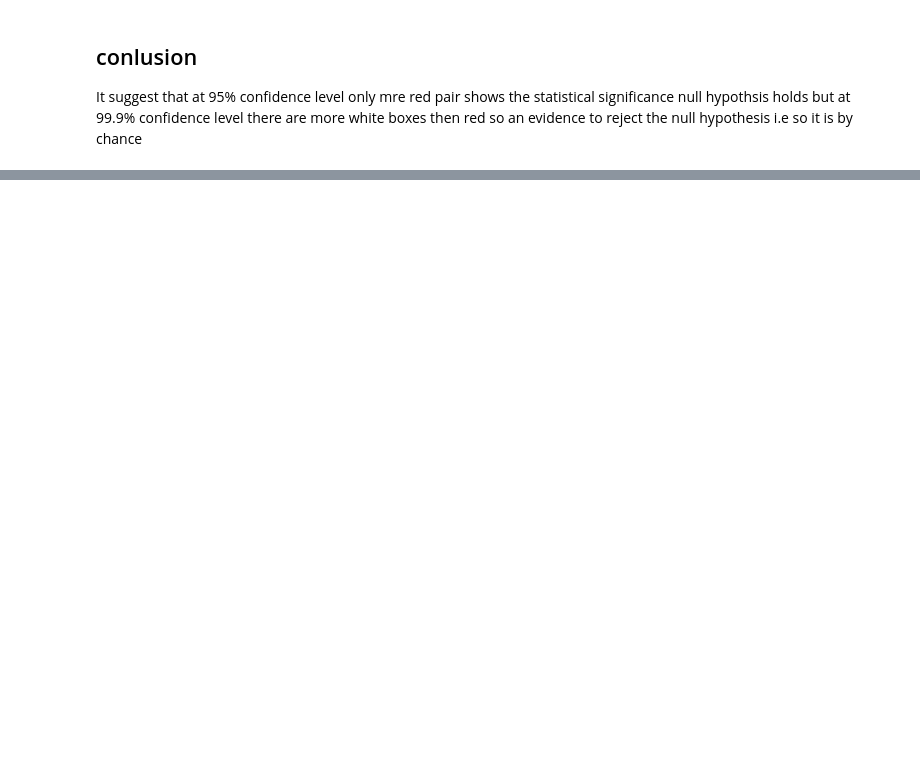
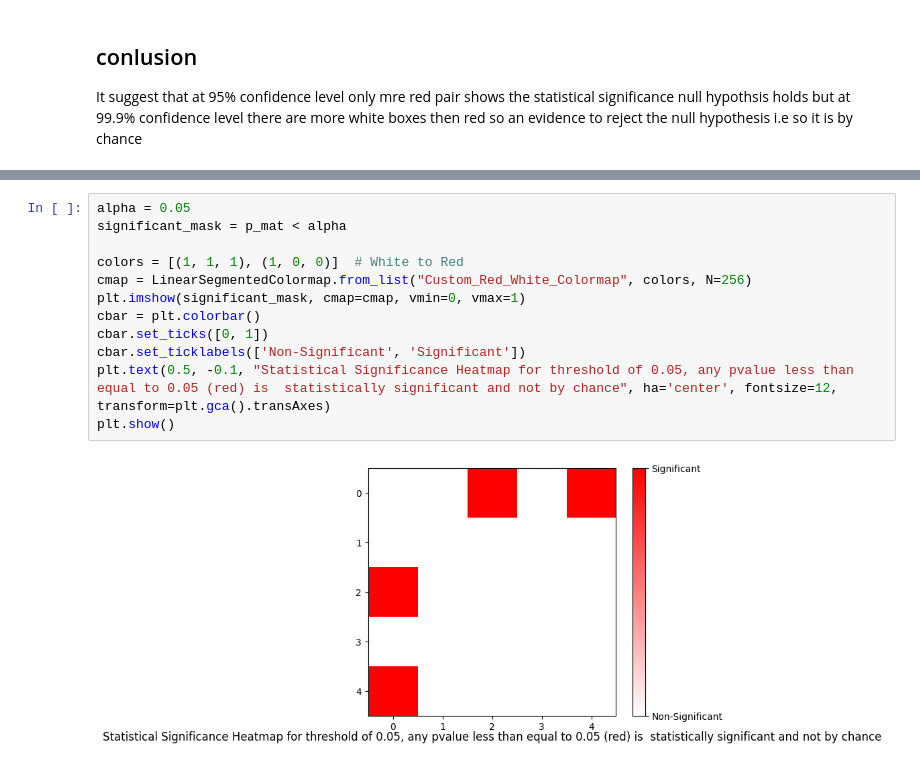
Before and after one commit to bivekpok/DSPS_BPokhrel, a Jupyter notebook: HW3/Hw3.ipynb, the cells around one changed output, grey strips where cells are left out. Drawn from its saved outputs; the diff is of its cells as text; blank space fills up the shorter version.

```diff
--- a/HW3/Hw3.ipynb
+++ b/HW3/Hw3.ipynb
@@ -577,0 +620,14 @@ It suggest that at 95% confidence level only mre red pair shows the statistical
+# %%
+alpha = 0.05
+significant_mask = p_mat < alpha
+
+colors = [(1, 1, 1), (1, 0, 0)]  # White to Red
+cmap = LinearSegmentedColormap.from_list("Custom_Red_White_Colormap", colors, N=256)
+plt.imshow(significant_mask, cmap=cmap, vmin=0, vmax=1)
+cbar = plt.colorbar()
+cbar.set_ticks([0, 1])
+cbar.set_ticklabels(['Non-Significant', 'Significant'])
+plt.text(0.5, -0.1, "Statistical Significance Heatmap for threshold of 0.05, any pvalue less than equal to 0.05 (red) is  statistically significant and not by chance", ha='center', fontsize=12, transform=plt.gca().transAxes)
+plt.show()
+# %% [output]
+[figure, added]
```
Also changed, not shown: parts of 8 cells of this notebook.
